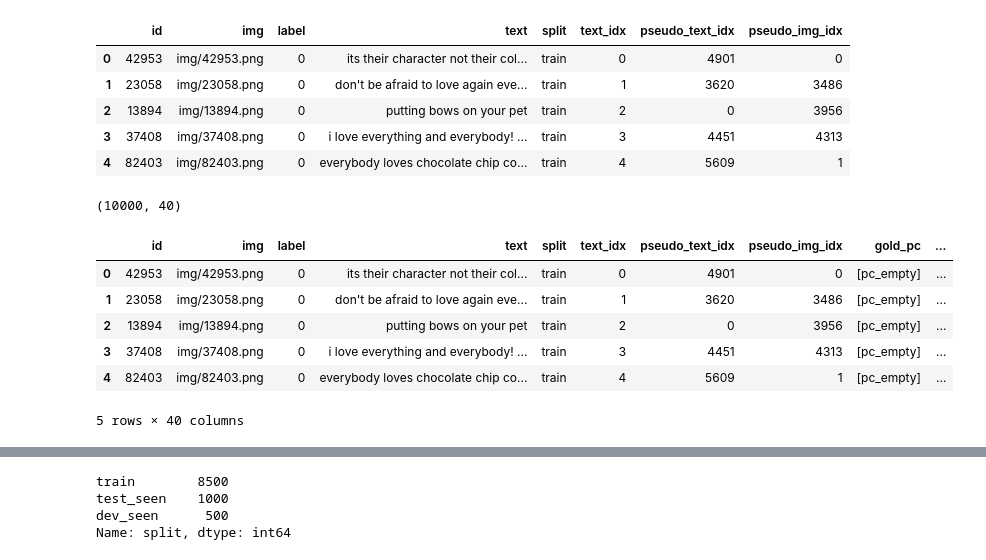
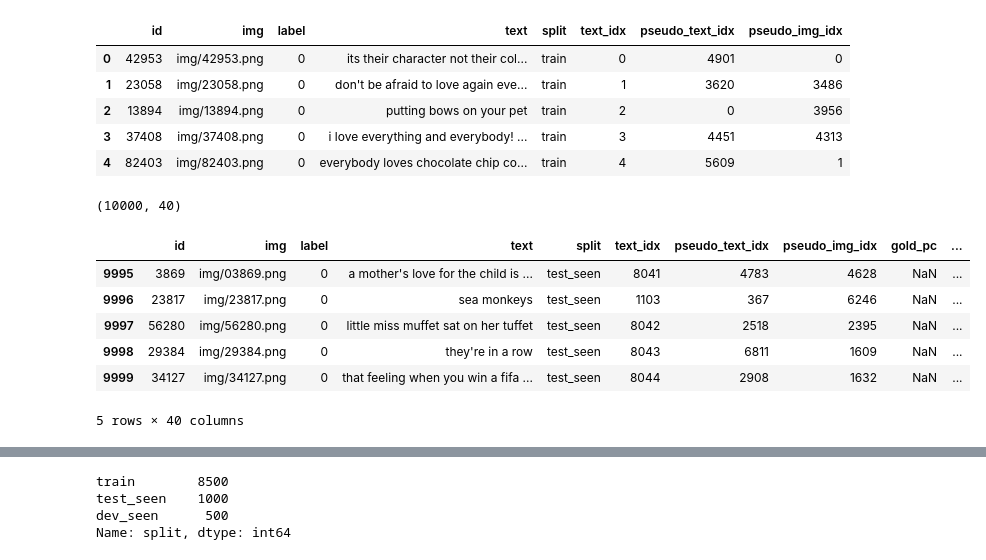
Before and after one commit to gokulkarthik/hateclipper, a Jupyter notebook: preprocessing/add_fine_grained_labels.ipynb, the cells around one changed output, grey strips where cells are left out. Cells and saved outputs as stored; diff of their text form; code cells hidden in the pictures.

```diff
--- a/preprocessing/add_fine_grained_labels.ipynb
+++ b/preprocessing/add_fine_grained_labels.ipynb
@@ -169,14 +169,14 @@ info_df.head()
 # %%
 # merge fine_grained_df with info_df
 info_df = pd.merge(info_df, fine_grained_df, on=['id', 'split'], how='left')
 print(info_df.shape)
-info_df.head()
+info_df.tail()
 # %% [output]
 (10000, 40)
 |  | id | img | label | text | split | text_idx | pseudo_text_idx | pseudo_img_idx | gold_pc | ... |
-| 0 | 42953 | img/42953.png | 0 | its their character not their col... | train | 0 | 4901 | 0 | [pc_empty] | ... |
-| 1 | 23058 | img/23058.png | 0 | don't be afraid to love again eve... | train | 1 | 3620 | 3486 | [pc_empty] | ... |
-| 2 | 13894 | img/13894.png | 0 | putting bows on your pet | train | 2 | 0 | 3956 | [pc_empty] | ... |
-| 3 | 37408 | img/37408.png | 0 | i love everything and everybody! ... | train | 3 | 4451 | 4313 | [pc_empty] | ... |
-| 4 | 82403 | img/82403.png | 0 | everybody loves chocolate chip co... | train | 4 | 5609 | 1 | [pc_empty] | ... |
+| 9995 | 3869 | img/03869.png | 0 | a mother's love for the child is ... | test_seen | 8041 | 4783 | 4628 | NaN | ... |
+| 9996 | 23817 | img/23817.png | 0 | sea monkeys | test_seen | 1103 | 367 | 6246 | NaN | ... |
+| 9997 | 56280 | img/56280.png | 0 | little miss muffet sat on her tuffet | test_seen | 8042 | 2518 | 2395 | NaN | ... |
+| 9998 | 29384 | img/29384.png | 0 | they're in a row | test_seen | 8043 | 6811 | 1609 | NaN | ... |
+| 9999 | 34127 | img/34127.png | 0 | that feeling when you win a fifa ... | test_seen | 8044 | 2908 | 1632 | NaN | ... |
 5 rows × 40 columns
```
Also changed, not shown: parts of 3 cells of this notebook, 5 other files.
